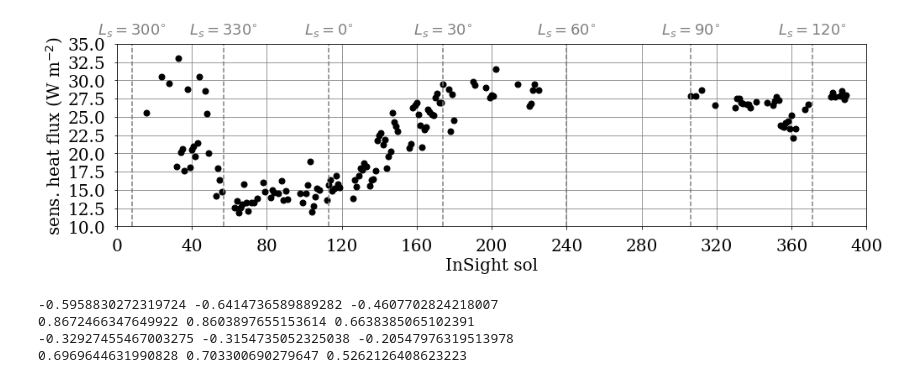
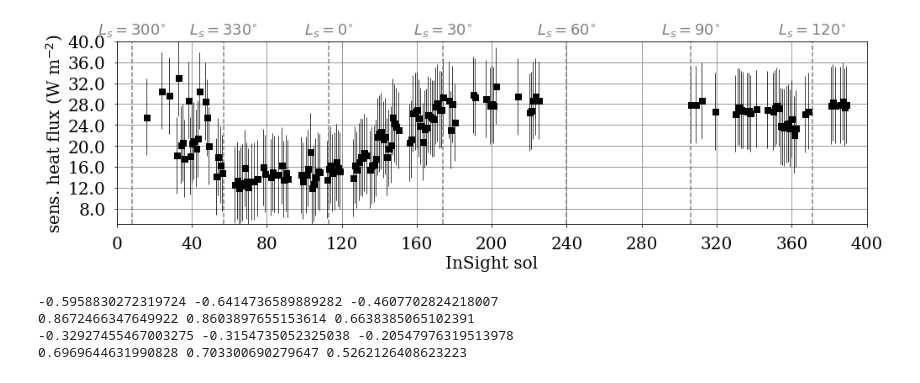
Before and after one commit to aymeric-spiga/insight-PBL-JGRplanets, a Jupyter notebook: seasonal/seasonal.ipynb, the cells around one changed output. Saved outputs shown, nothing was run; the diff lists cells and outputs as text; code cells hidden in the pictures.

```diff
--- a/seasonal/seasonal.ipynb
+++ b/seasonal/seasonal.ipynb
@@ -20,13 +22,7 @@ ttinter = [[11,14]]
 # %%
-pre = np.load("pre.npy")
-prex = np.load("prex.npy")
-pat = np.load("pat.npy")
-patx = np.load("patx.npy")
-mat = np.load("mat.npy")
-matx = np.load("matx.npy")
-hws = np.load("hws.npy")
-hwsx = np.load("hwsx.npy")
-hwsstd = np.load("hwsstd.npy")
-hwsstdx = np.load("hwsstdx.npy")
-hwd = np.load("hwd.npy")
-hwdx = np.load("hwdx.npy")
+pre = np.load("pre.npy") ; prex = np.load("prex.npy")
+pat = np.load("pat.npy") ; patx = np.load("patx.npy")
+mat = np.load("mat.npy") ; matx = np.load("matx.npy")
+hws = np.load("hws.npy") ; hwsx = np.load("hwsx.npy")
+hwsstd = np.load("hwsstd.npy") ; hwsstdx = np.load("hwsstdx.npy")
+hwd = np.load("hwd.npy") ; hwdx = np.load("hwdx.npy")
@@ -33,5 +32,4 @@ hwdx = np.load("hwdx.npy")
 # %%
-temp = 0.5*(mat+pat)
 temp = np.minimum(mat,pat)
 temp2 = np.maximum(mat,pat)
 # %%
@@ -86,6 +81,14 @@ for sol in sols:
         dahwsstd  = np.append(dahwsstd,wsstd)
         dahwsstdn = np.append(dahwsstdn,wsstd/ws)
         daflux    = np.append(daflux,4.4*(press/tatm)*ws*0.08*(tsur-tatm)*0.08)
+# %%
+# relative uncertainties
+w = np.isfinite(daflux)
+reliws  = iws      / np.mean(dahws[w])
+relig   = (it+its) / (np.mean(dat_s[w]-dat_a[w]))
+relip   = ips      / np.mean(dapre[w])
+relit   = it       / np.mean(dat_a[w])
+relirho = (relip+relit)
 # %%
 fig = ppplot.figuref(x=16,y=4)
 pl = ppplot.plot1d(fig=fig)
@@ -260,24 +271,27 @@ ppplot.save(mode="pdf",filename="paper_STWN")
 # %%
+relishf = relirho + reliws + relig
+uncert = np.mean(daflux[w])*relishf
+###
 fig = ppplot.figuref(x=16,y=4)
 pl = ppplot.plot1d(fig=fig)
-w = np.isfinite(daflux)
 pl.f, pl.x = daflux[w], dasol[w]
 pl.color = "k"
 pl.linestyle = ""
-pl.marker = "o"
+pl.marker = "s"
 pl.ylabel = r'sens. heat flux (W m$^{-2}$)' #[kg m$^{-3}$ K m/s]
 pl.xlabel = "InSight sol"
 pl.xmin = solini
 pl.xmax = solini+solsol
-pl.ymin = 10
-pl.ymax = 35
-pl.nyticks = 12
+pl.ymin = 5 #10
+pl.ymax = 40 #35
+pl.nyticks = 10
 pl.fmt = '%.1f'
 pl.make()
+pl.ax.errorbar(pl.x,pl.f,yerr=uncert,color=pl.color,fmt=pl.marker,elinewidth=0.75)
 apss_lib.axisls(pl,addlspos=1.05,col="grey")
 ppplot.save(mode="pdf",filename="paper_SHF")
 # %% [output]
-[figure, old version]
+[figure, new version]
 # %%
 fifi = "/home/aspiga/soft/insight-PBL-JGRplanets/WORKFLOW_drops/outputjgr_W1000_LIM0p35_B30_DENOISE/txt_sol_to_sol/solDD_above_0p3.txt"
 ddsol,foo,ddn,foo = np.loadtxt(fifi,unpack=True,skiprows=1)
```
Also changed, not shown: parts of 14 cells of this notebook, 3 other files.
